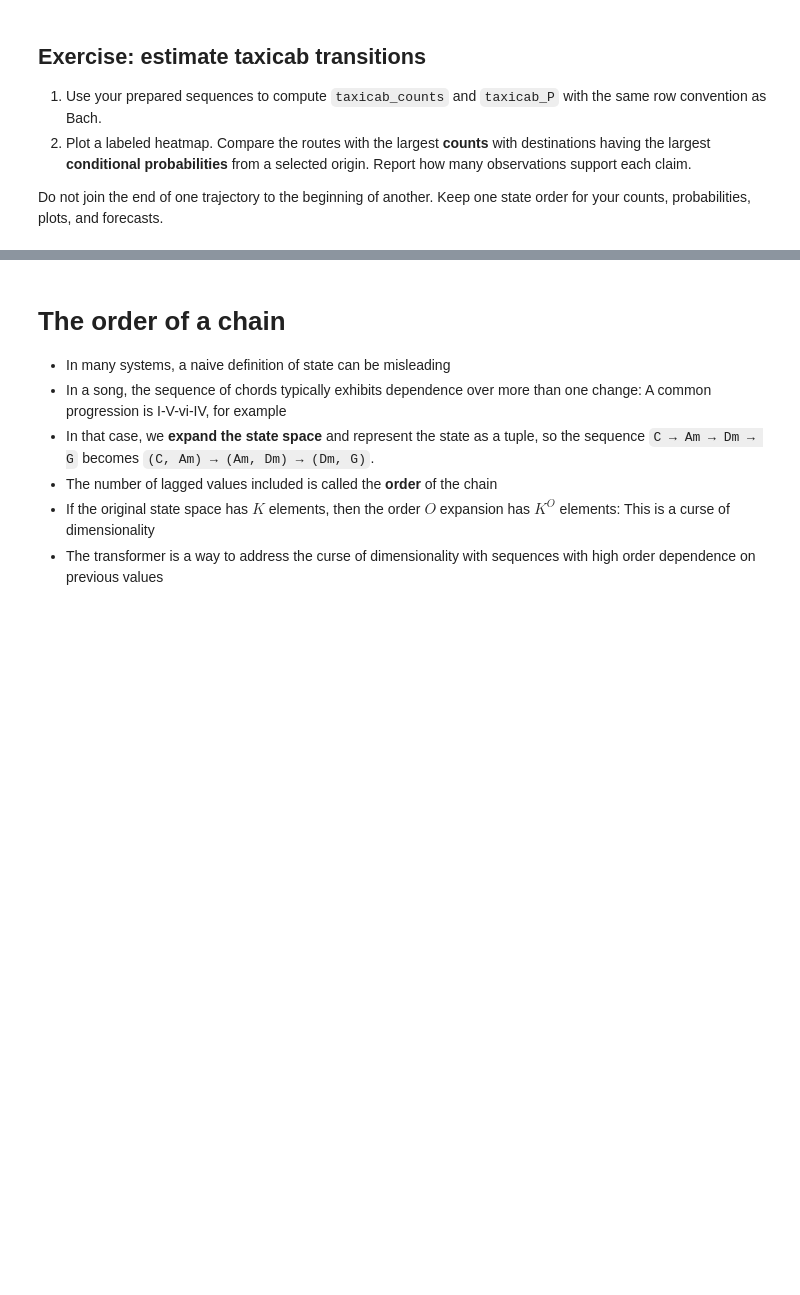
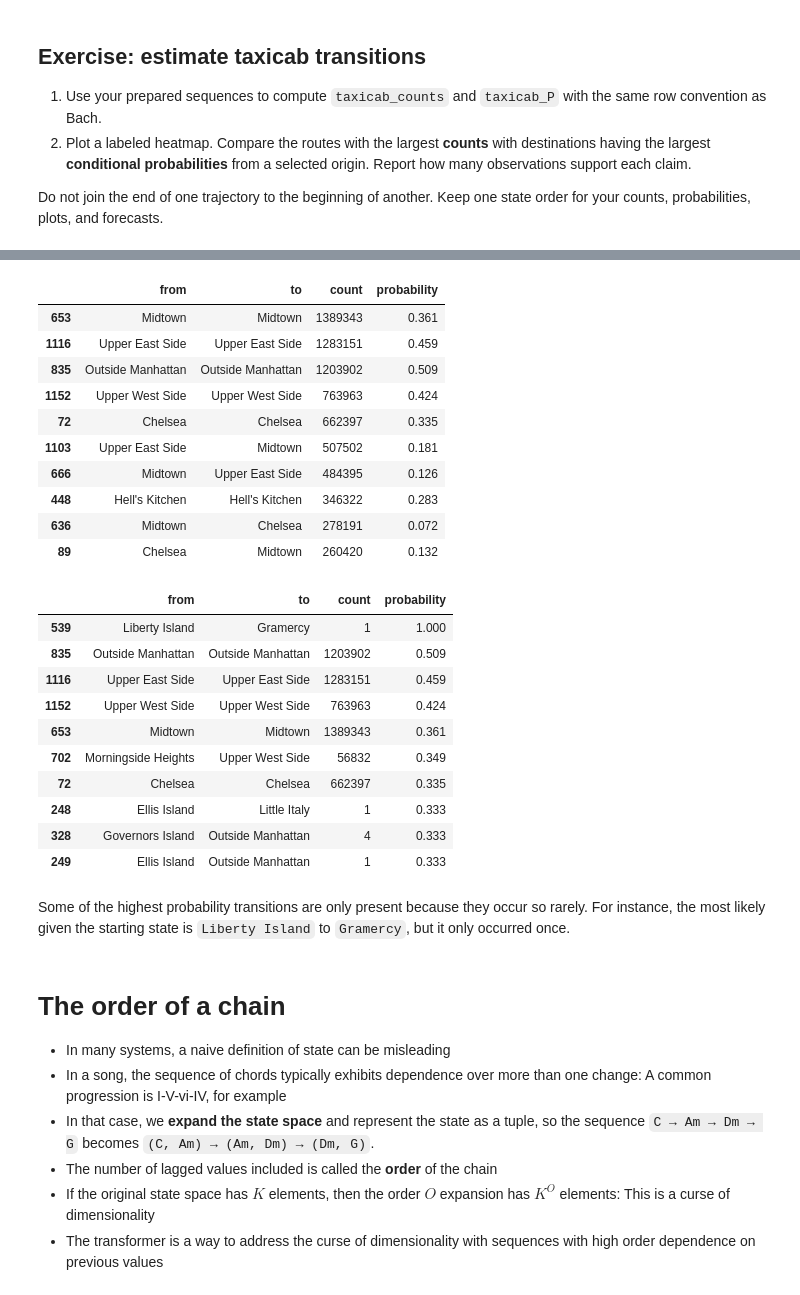
Before and after one commit to wesleyfletcher/UU_F26_templates, a Jupyter notebook: Week10/transitions_and_simulation.ipynb, the cells around one changed output, grey strips where cells are left out. Cells and saved outputs as stored; diff of their text form; code cells hidden in the pictures; blank space fills up the shorter version.

```diff
--- a/Week10/transitions_and_simulation.ipynb
+++ b/Week10/transitions_and_simulation.ipynb
@@ -332,3 +360,38 @@ Do not join the end of one trajectory to the beginning of another. Keep one stat
+# %%
+from_indices, to_indices = np.nonzero(taxicab_counts)
+taxicab_routes = pd.DataFrame({
+    'from': [taxicab_states[i] for i in from_indices],
+    'to': [taxicab_states[j] for j in to_indices],
+    'count': taxicab_counts[from_indices, to_indices],
+    'probability': taxicab_P[from_indices, to_indices],
+})
+display(taxicab_routes.sort_values('count', ascending=False).head(10).round(3))
+display(taxicab_routes.sort_values('probability', ascending=False).head(10).round(3))
+# %% [output]
+|  | from | to | count | probability |
+| 653 | Midtown | Midtown | 1389343 | 0.361 |
+| 1116 | Upper East Side | Upper East Side | 1283151 | 0.459 |
+| 835 | Outside Manhattan | Outside Manhattan | 1203902 | 0.509 |
+| 1152 | Upper West Side | Upper West Side | 763963 | 0.424 |
+| 72 | Chelsea | Chelsea | 662397 | 0.335 |
+| 1103 | Upper East Side | Midtown | 507502 | 0.181 |
+| 666 | Midtown | Upper East Side | 484395 | 0.126 |
+| 448 | Hell's Kitchen | Hell's Kitchen | 346322 | 0.283 |
+| 636 | Midtown | Chelsea | 278191 | 0.072 |
+| 89 | Chelsea | Midtown | 260420 | 0.132 |
+|  | from | to | count | probability |
+| 539 | Liberty Island | Gramercy | 1 | 1.000 |
+| 835 | Outside Manhattan | Outside Manhattan | 1203902 | 0.509 |
+| 1116 | Upper East Side | Upper East Side | 1283151 | 0.459 |
+| 1152 | Upper West Side | Upper West Side | 763963 | 0.424 |
+| 653 | Midtown | Midtown | 1389343 | 0.361 |
+| 702 | Morningside Heights | Upper West Side | 56832 | 0.349 |
+| 72 | Chelsea | Chelsea | 662397 | 0.335 |
+| 248 | Ellis Island | Little Italy | 1 | 0.333 |
+| 328 | Governors Island | Outside Manhattan | 4 | 0.333 |
+| 249 | Ellis Island | Outside Manhattan | 1 | 0.333 |
+# %% [markdown]
+Some of the highest probability transitions are only present because they occur so rarely. For instance, the most likely given the starting state is `Liberty Island` to `Gramercy`, but it only occurred once.
 # %% [markdown]
 # The order of a chain
 
```
Also changed, not shown: parts of 15 cells of this notebook.
